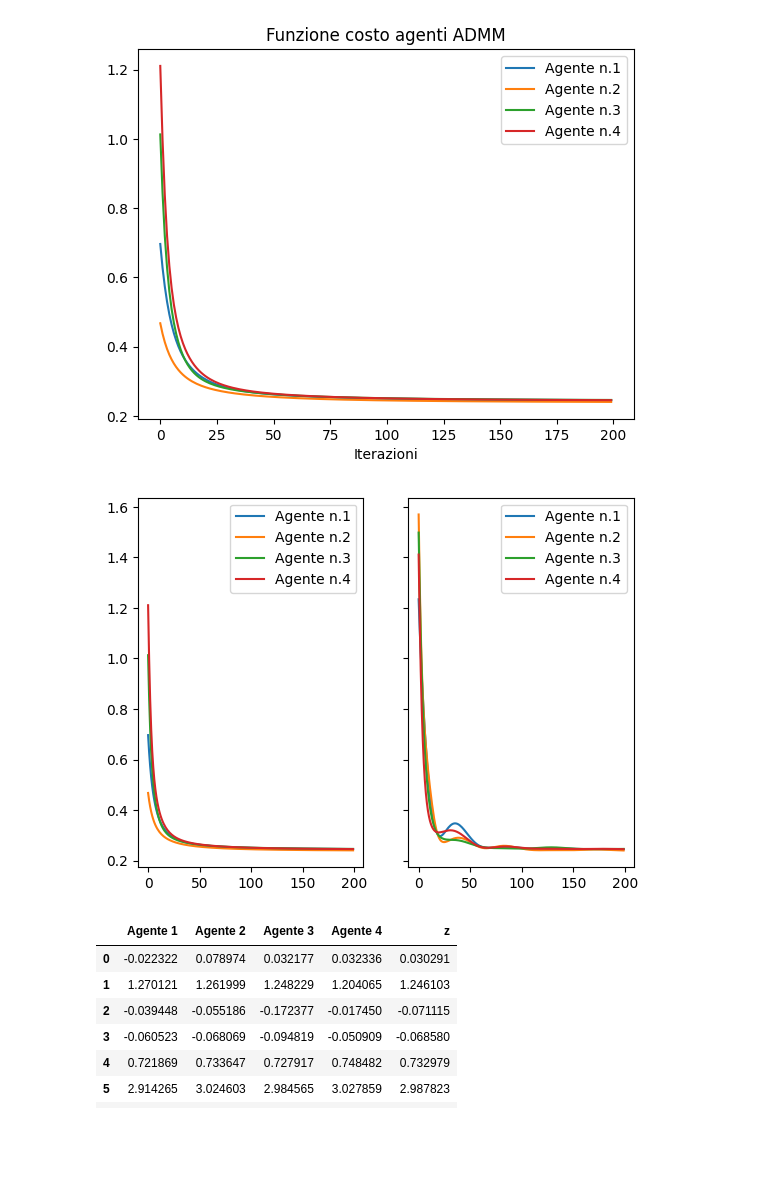
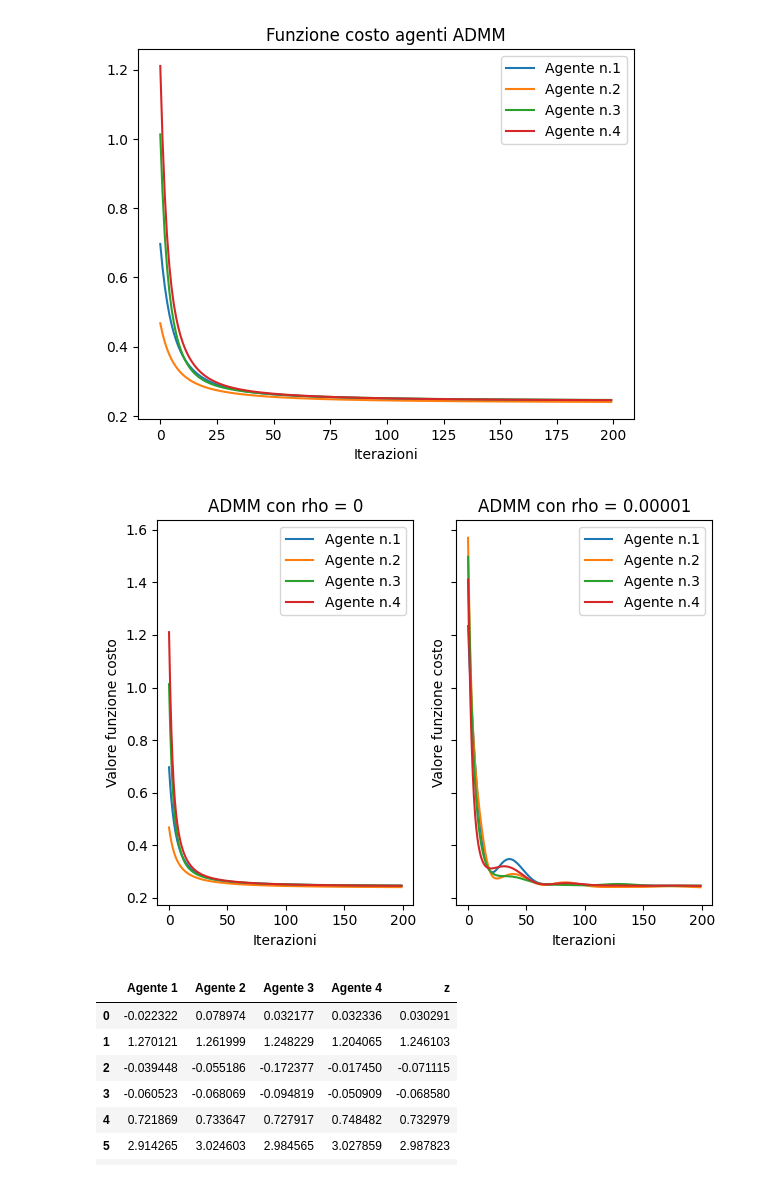
Before and after one commit to zAle711/progetto-Signal-Processing, a Jupyter notebook: results.ipynb, the cells around one changed output. Cells and saved outputs as stored; diff of their text form; code cells hidden in the pictures; blank space fills up the shorter version.

```diff
--- a/results.ipynb
+++ b/results.ipynb
@@ -132,29 +132,33 @@ plt.show()
 # %%
 y = df['value_cost_function'].to_numpy()
 y = y.tolist()[1]
 res_2 = np.zeros([4,1000])
 
 for i in range(0,len(y)):
     res_2[:,i] = y[i]
 
-# Two subplots
+# Confronto la funzione costo con rho diversi.
 f, (ax1, ax2) = plt.subplots(1, 2, sharey=True)
 ax1.plot(x,res[0,:200], label='Agente n.1')
 ax1.plot(x,res[1,:200], label='Agente n.2')
 ax1.plot(x,res[2,:200], label='Agente n.3')
 ax1.plot(x,res[3,:200], label='Agente n.4')
-ax1.set_title('Funzione costo ADMM con rho = 0"')
+ax1.set_title('ADMM con rho = 0')
+ax1.set_xlabel('Iterazioni')
+ax1.set_ylabel('Valore funzione costo')
 ax1.legend()
 ax2.plot(x,res_2[0,:200], label='Agente n.1')
 ax2.plot(x,res_2[1,:200], label='Agente n.2')
 ax2.plot(x,res_2[2,:200], label='Agente n.3')
 ax2.plot(x,res_2[3,:200], label='Agente n.4')
-ax2.set_title('Funzione costo ADMM con rho = 0.00001"')
-
+ax2.set_title('ADMM con rho = 0.00001')
+ax2.set_xlabel('Iterazioni')
+ax2.set_ylabel('Valore funzione costo')
 ax2.legend()
+plt.tight_layout()
 plt.show()
 # %% [output]
-[figure, old version]
+[figure, new version]
 # %%
 df['value_optimal_parameters'].tolist()[0][3]
 parametri_agenti = np.zeros([9,5])
```
Also changed, not shown: 5 other files.
